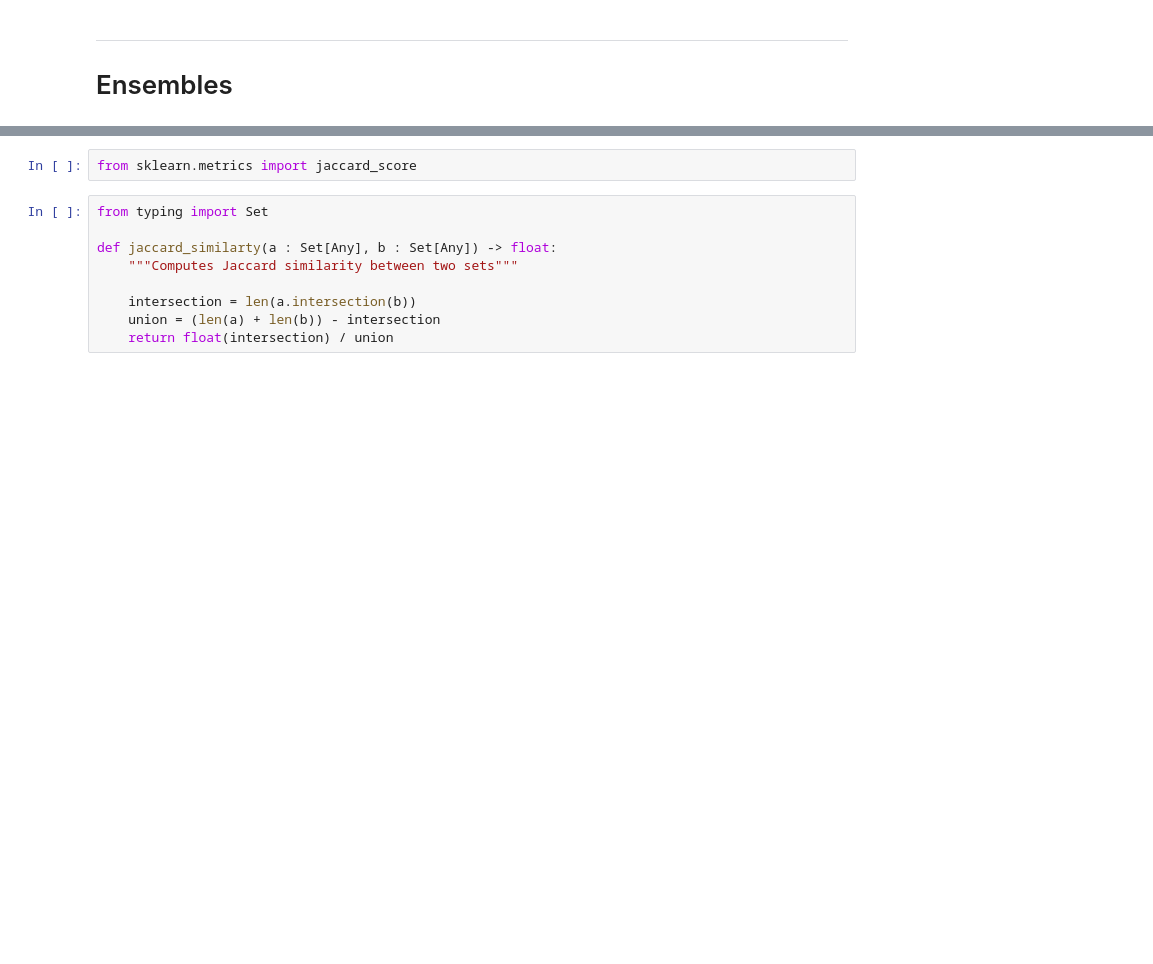
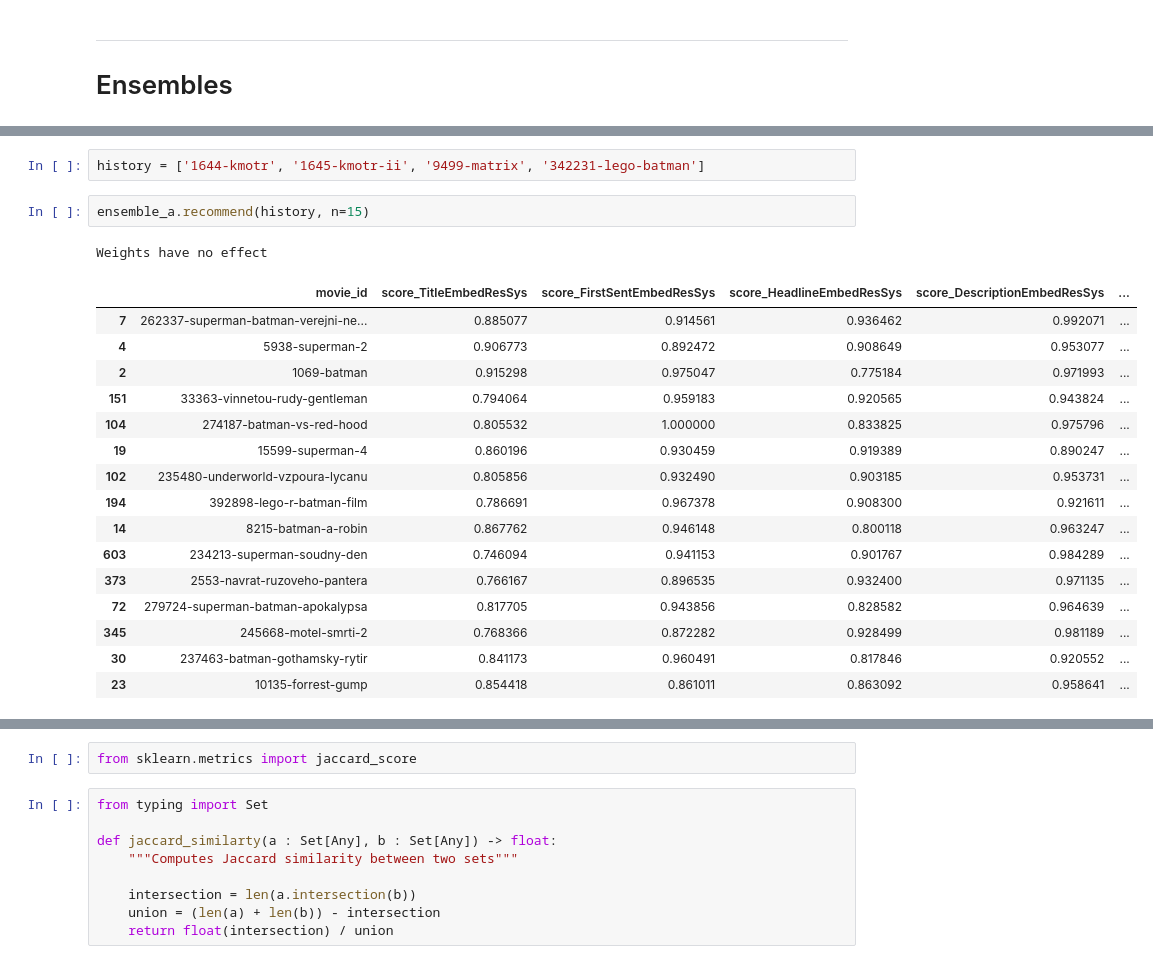
Before and after one commit to prompteus/csfd-movie-recommender, a Jupyter notebook: src/recommend/notebooks/cb_recsystems.ipynb, the cells around one changed output, grey strips where cells are left out. Cells and saved outputs as stored; diff of their text form; blank space fills up the shorter version.

```diff
--- a/src/recommend/notebooks/cb_recsystems.ipynb
+++ b/src/recommend/notebooks/cb_recsystems.ipynb
@@ -1202 +1507,23 @@ Weights have no effect
+# %%
+history = ['1644-kmotr', '1645-kmotr-ii', '9499-matrix', '342231-lego-batman']
+# %%
+ensemble_a.recommend(history, n=15)
+# %% [output]
+Weights have no effect
+|  | movie_id | score_TitleEmbedResSys | score_FirstSentEmbedResSys | score_HeadlineEmbedResSys | score_DescriptionEmbedResSys | ... |
+| 7 | 262337-superman-batman-verejni-ne... | 0.885077 | 0.914561 | 0.936462 | 0.992071 | ... |
+| 4 | 5938-superman-2 | 0.906773 | 0.892472 | 0.908649 | 0.953077 | ... |
+| 2 | 1069-batman | 0.915298 | 0.975047 | 0.775184 | 0.971993 | ... |
+| 151 | 33363-vinnetou-rudy-gentleman | 0.794064 | 0.959183 | 0.920565 | 0.943824 | ... |
+| 104 | 274187-batman-vs-red-hood | 0.805532 | 1.000000 | 0.833825 | 0.975796 | ... |
+| 19 | 15599-superman-4 | 0.860196 | 0.930459 | 0.919389 | 0.890247 | ... |
+| 102 | 235480-underworld-vzpoura-lycanu | 0.805856 | 0.932490 | 0.903185 | 0.953731 | ... |
+| 194 | 392898-lego-r-batman-film | 0.786691 | 0.967378 | 0.908300 | 0.921611 | ... |
+| 14 | 8215-batman-a-robin | 0.867762 | 0.946148 | 0.800118 | 0.963247 | ... |
+| 603 | 234213-superman-soudny-den | 0.746094 | 0.941153 | 0.901767 | 0.984289 | ... |
+| 373 | 2553-navrat-ruzoveho-pantera | 0.766167 | 0.896535 | 0.932400 | 0.971135 | ... |
+| 72 | 279724-superman-batman-apokalypsa | 0.817705 | 0.943856 | 0.828582 | 0.964639 | ... |
+| 345 | 245668-motel-smrti-2 | 0.768366 | 0.872282 | 0.928499 | 0.981189 | ... |
+| 30 | 237463-batman-gothamsky-rytir | 0.841173 | 0.960491 | 0.817846 | 0.920552 | ... |
+| 23 | 10135-forrest-gump | 0.854418 | 0.861011 | 0.863092 | 0.958641 | ... |
 # %%
```
Also changed, not shown: parts of 31 cells of this notebook, 5 other files.
